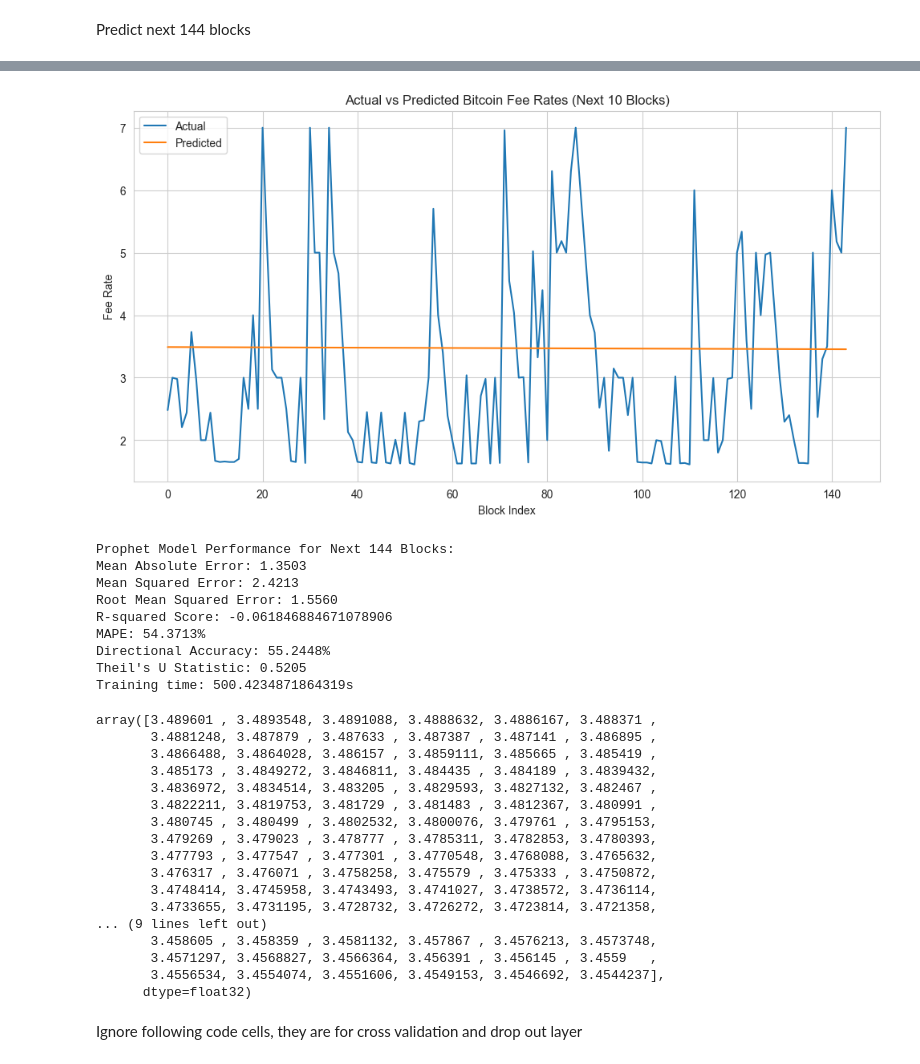
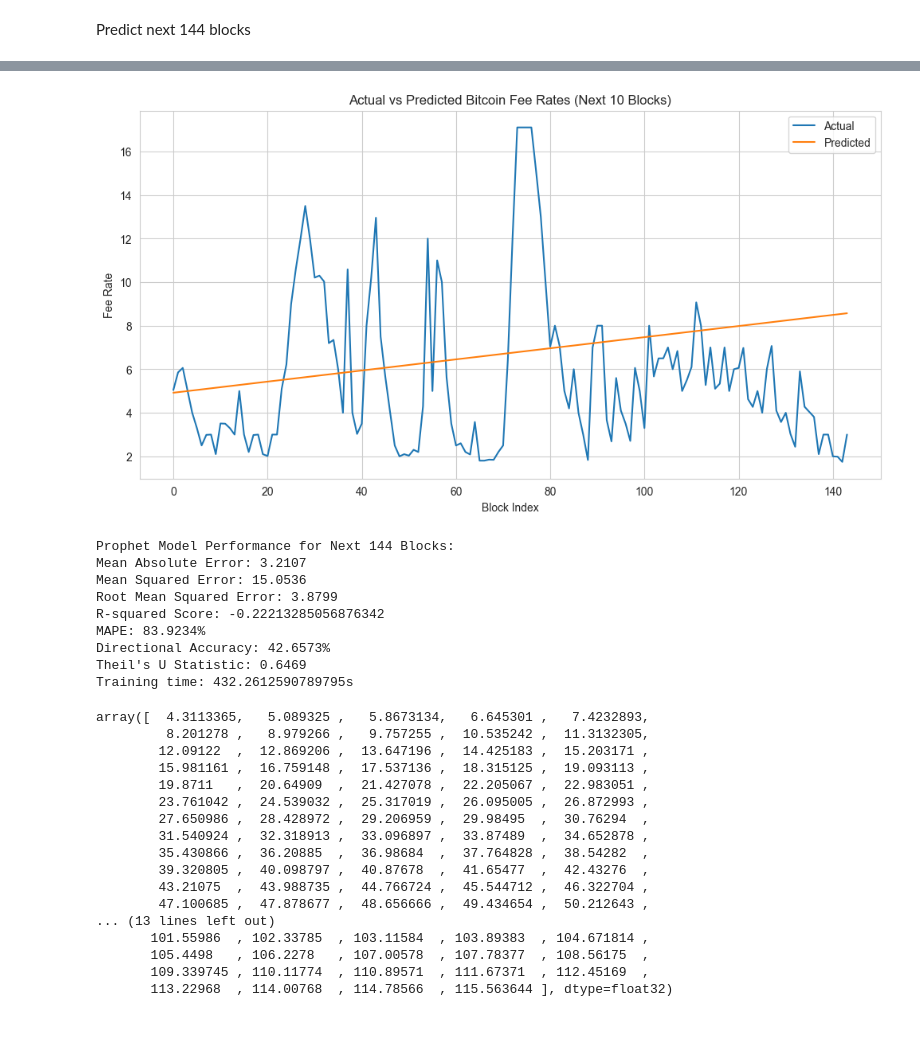
Before and after one commit to majiangqin/bitcoin, a Jupyter notebook: time2vec_future144.ipynb, the cells around one changed output, grey strips where cells are left out. Cells and saved outputs as stored; diff of their text form; code cells hidden in the pictures; blank space fills up the shorter version.

```diff
--- a/time2vec_future144.ipynb
+++ b/time2vec_future144.ipynb
@@ -28,8 +28,9 @@ def set_seed(seed=42):
 set_seed(42)
 start=time.time()
 
-# Load and preprocess data
+# Load and preprocess data_history
 df = pd.read_csv('real_time_cleaned.csv')
+df=df.iloc[0:3000,:]
 df['block_time'] = pd.to_datetime(df['block_time'])
 df = df.sort_values('block_time')
 
@@ -272,32 +273,30 @@ Epoch [50/50], Loss: 2.6702
-[figure, old version]
+[figure, new version]
 Prophet Model Performance for Next 144 Blocks:
-Mean Absolute Error: 1.3503
-Mean Squared Error: 2.4213
-Root Mean Squared Error: 1.5560
-R-squared Score: -0.061846884671078906
-MAPE: 54.3713%
-Directional Accuracy: 55.2448%
-Theil's U Statistic: 0.5205
-Training time: 500.4234871864319s
+Mean Absolute Error: 3.2107
+Mean Squared Error: 15.0536
+Root Mean Squared Error: 3.8799
+R-squared Score: -0.22213285056876342
+MAPE: 83.9234%
+Directional Accuracy: 42.6573%
+Theil's U Statistic: 0.6469
+Training time: 432.2612590789795s
 # %%
 future_predictions
 # %% [output]
-array([3.489601 , 3.4893548, 3.4891088, 3.4888632, 3.4886167, 3.488371 ,
-       3.4881248, 3.487879 , 3.487633 , 3.487387 , 3.487141 , 3.486895 ,
-       3.4866488, 3.4864028, 3.486157 , 3.4859111, 3.485665 , 3.485419 ,
-       3.485173 , 3.4849272, 3.4846811, 3.484435 , 3.484189 , 3.4839432,
-       3.4836972, 3.4834514, 3.483205 , 3.4829593, 3.4827132, 3.482467 ,
-       3.4822211, 3.4819753, 3.481729 , 3.481483 , 3.4812367, 3.480991 ,
-       3.480745 , 3.480499 , 3.4802532, 3.4800076, 3.479761 , 3.4795153,
-       3.479269 , 3.479023 , 3.478777 , 3.4785311, 3.4782853, 3.4780393,
-       3.477793 , 3.477547 , 3.477301 , 3.4770548, 3.4768088, 3.4765632,
-       3.476317 , 3.476071 , 3.4758258, 3.475579 , 3.475333 , 3.4750872,
-       3.4748414, 3.4745958, 3.4743493, 3.4741027, 3.4738572, 3.4736114,
-       3.4733655, 3.4731195, 3.4728732, 3.4726272, 3.4723814, 3.4721358,
-... (9 lines left out)
-       3.458605 , 3.458359 , 3.4581132, 3.457867 , 3.4576213, 3.4573748,
-       3.4571297, 3.4568827, 3.4566364, 3.456391 , 3.456145 , 3.4559   ,
-       3.4556534, 3.4554074, 3.4551606, 3.4549153, 3.4546692, 3.4544237],
-      dtype=float32)
+array([  4.3113365,   5.089325 ,   5.8673134,   6.645301 ,   7.4232893,
+         8.201278 ,   8.979266 ,   9.757255 ,  10.535242 ,  11.3132305,
+        12.09122  ,  12.869206 ,  13.647196 ,  14.425183 ,  15.203171 ,
+        15.981161 ,  16.759148 ,  17.537136 ,  18.315125 ,  19.093113 ,
+        19.8711   ,  20.64909  ,  21.427078 ,  22.205067 ,  22.983051 ,
+        23.761042 ,  24.539032 ,  25.317019 ,  26.095005 ,  26.872993 ,
+        27.650986 ,  28.428972 ,  29.206959 ,  29.98495  ,  30.76294  ,
+        31.540924 ,  32.318913 ,  33.096897 ,  33.87489  ,  34.652878 ,
+        35.430866 ,  36.20885  ,  36.98684  ,  37.764828 ,  38.54282  ,
+        39.320805 ,  40.098797 ,  40.87678  ,  41.65477  ,  42.43276  ,
+        43.21075  ,  43.988735 ,  44.766724 ,  45.544712 ,  46.322704 ,
+        47.100685 ,  47.878677 ,  48.656666 ,  49.434654 ,  50.212643 ,
+... (13 lines left out)
+       101.55986  , 102.33785  , 103.11584  , 103.89383  , 104.671814 ,
+       105.4498   , 106.2278   , 107.00578  , 107.78377  , 108.56175  ,
+       109.339745 , 110.11774  , 110.89571  , 111.67371  , 112.45169  ,
+       113.22968  , 114.00768  , 114.78566  , 115.563644 ], dtype=float32)
-# %% [markdown]
-Ignore following code cells, they are for cross validation and drop out layer
```
Also changed, not shown: parts of 7 cells of this notebook, 25 other files.
